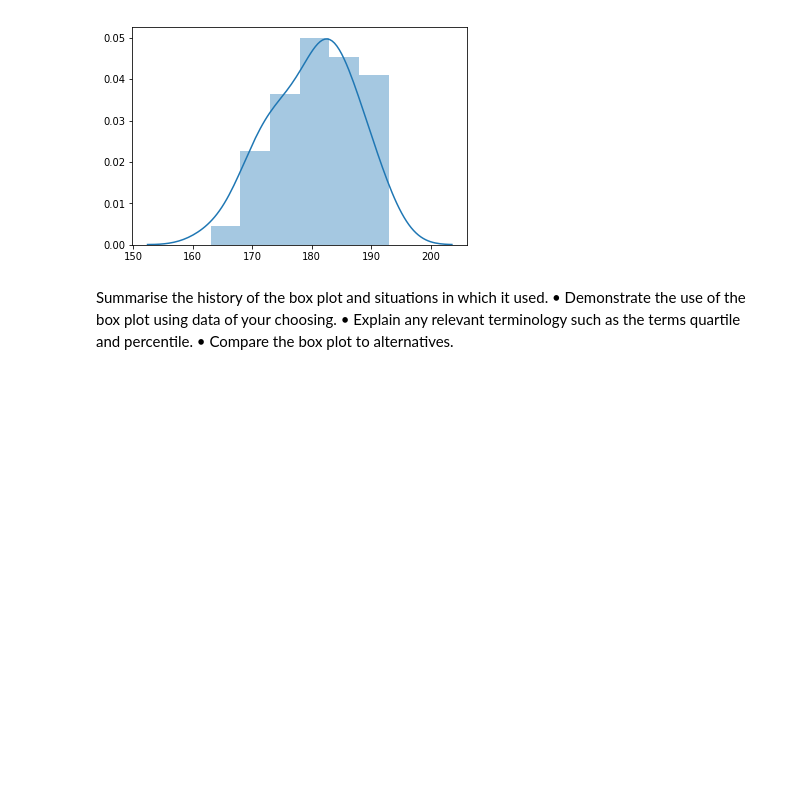
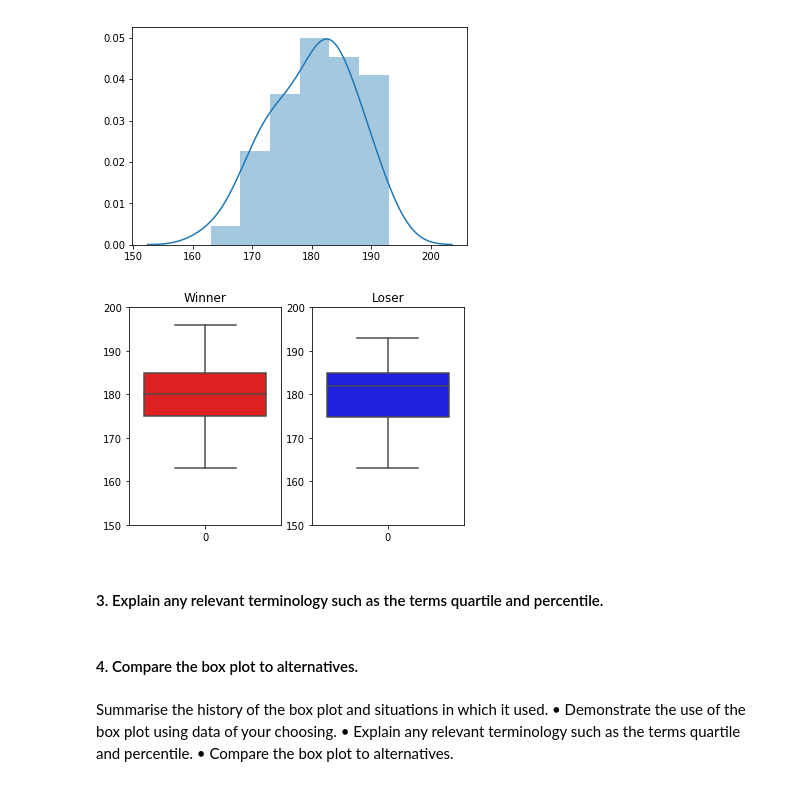
Before and after one commit to cholleran/Proj-Fundamentals-DA, a Jupyter notebook: Project Fundamentals of DA - Boxplots.ipynb, the cells around one changed output. Saved outputs shown, nothing was run; the diff lists cells and outputs as text; code cells hidden in the pictures; blank space fills up the shorter version.

Commit message:
Boxplots of height distr US Pres candidates

```diff
--- a/Project Fundamentals of DA - Boxplots.ipynb
+++ b/Project Fundamentals of DA - Boxplots.ipynb
@@ -85,6 +78,35 @@ sns.distplot(data)
 # %% [output]
 <matplotlib.axes._subplots.AxesSubplot at 0x...>
 [figure]
+# %%
+data1 = pd.read_csv('opponent_height.csv')
+# %%
+height_opp = data1.iloc[:,4]
+# %%
+opp = []
+for i in height_opp:
+    i = str(i)
+    opp.append(i[0:3])
+
+opp = np.array(opp)
+# %%
+fig = plt.figure()
+ax1 = fig.add_subplot(1, 2, 1)
+ax2 = fig.add_subplot(1, 2, 2, sharex=ax1)
+ax1.set(ylim=(150, 200))
+ax2.set(ylim=(150, 200))
+
+ax1.set_title('Winner')
+ax1 = sns.boxplot(data=opp, ax=ax1, color='red')
+
+ax2.set_title('Loser')
+ax2 = sns.boxplot(data=data, ax=ax2,  color='blue')
+# %% [output]
+[figure, added]
+# %% [markdown]
+#### 3. Explain any relevant terminology such as the terms quartile and percentile.
+# %% [markdown]
+#### 4. Compare the box plot to alternatives.
 # %% [markdown]
 Summarise the history of the box plot and situations in which it used.
 • Demonstrate the use of the box plot using data of your choosing.
```
Also changed, not shown: parts of 6 cells of this notebook, 1 other file.
